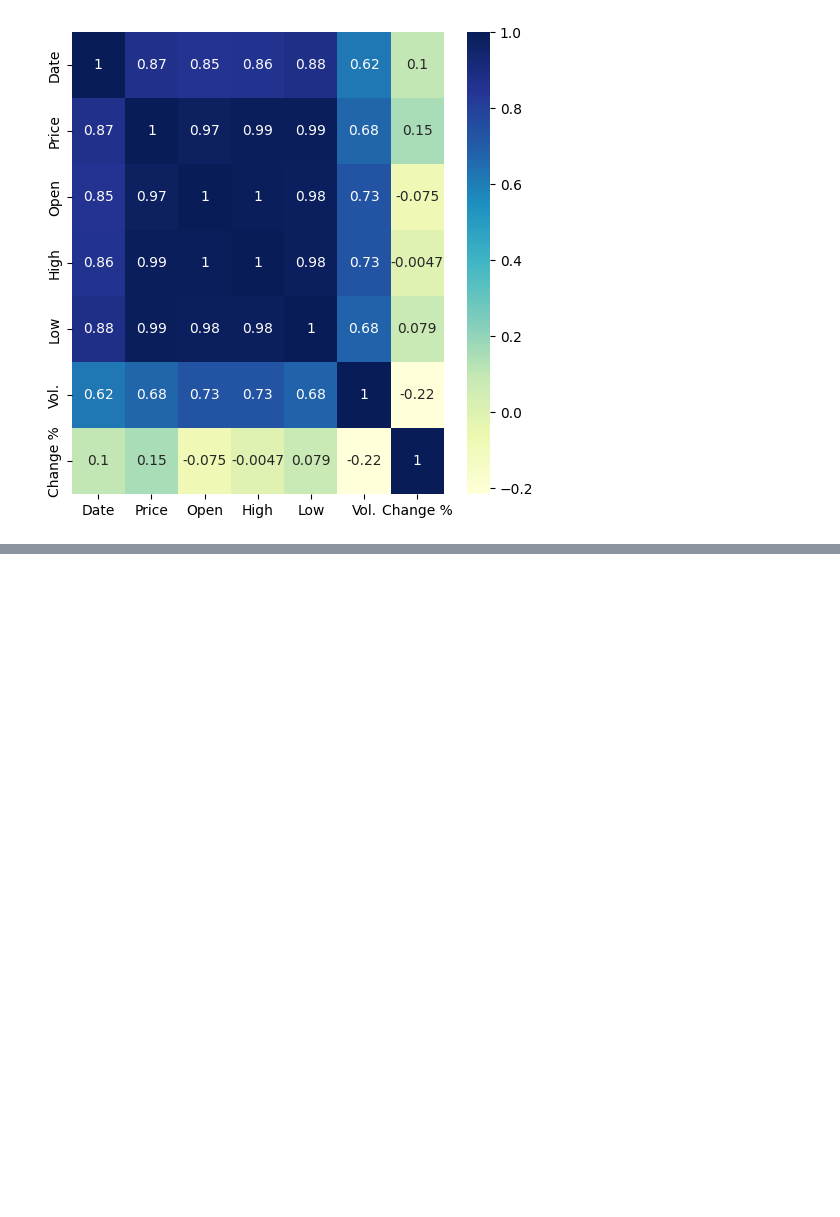
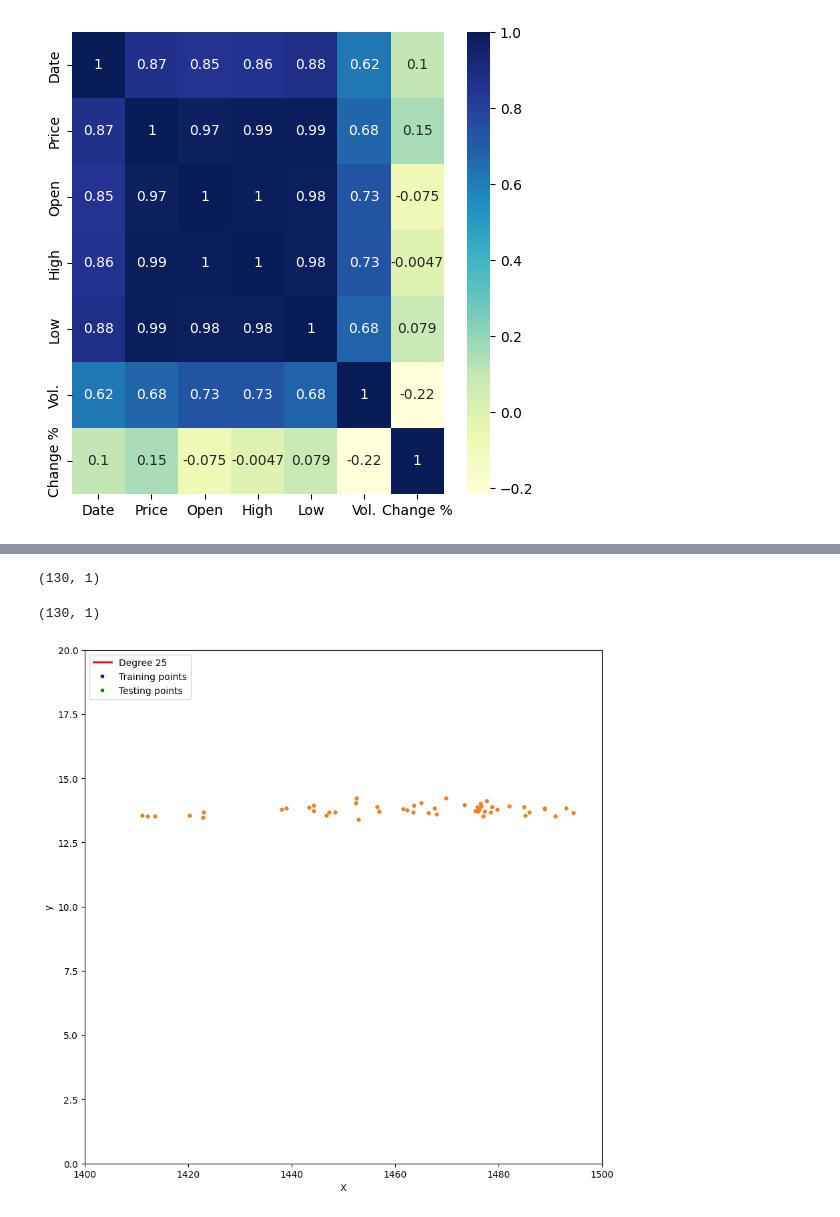
Before and after one commit to grassnhi/MachineLearning, a Jupyter notebook: Beginning/STOCK.ipynb, the cells around one changed output, grey strips where cells are left out. Saved outputs shown, nothing was run; the diff lists cells and outputs as text; code cells hidden in the pictures; blank space fills up the shorter version.

```diff
--- a/Beginning/STOCK.ipynb
+++ b/Beginning/STOCK.ipynb
@@ -122,0 +393,2 @@ plt.show()
+# %%
+x = stock['Open']
@@ -122,0 +410,2 @@ plt.show()
+# %%
+x = x[:, np.newaxis]
@@ -122,0 +434,51 @@ plt.show()
+# %%
+#applying polynomial regression degree 3
+poly = PolynomialFeatures(degree=3, include_bias=True)
+x_train_trans = poly.fit_transform(x_train)
+x_test_trans = poly.transform(x_test)
+#include bias parameter
+lr = LinearRegression()
+lr.fit(x_train_trans, y_train)
+y_pred = lr.predict(x_test_trans)
+# %%
+x.shape
+# %% [output]
+(130, 1)
+# %%
+y.shape
+# %% [output]
+(130, 1)
+# %%
+from sklearn.preprocessing import StandardScaler
+from sklearn.pipeline import Pipeline
+def polynomial_regression(degree):
+    X_new=np.linspace(0, 40, 100).reshape(100, 1)
+    X_new_poly = poly.transform(X_new)
+    polybig_features = PolynomialFeatures(degree=degree, include_bias=False)
+    std_scaler = StandardScaler()
+    lin_reg = LinearRegression()
+    polynomial_regression = Pipeline([
+            ("poly_features", polybig_features),
+            ("std_scaler", std_scaler),
+            ("lin_reg", lin_reg),
+        ])
+    polynomial_regression.fit(x, y)
+    y_newbig = polynomial_regression.predict(X_new)
+    #plotting prediction line
+    plt.plot(X_new, y_newbig,'r', label="Degree " + str(degree), linewidth=2)
+    plt.plot(x_train, y_train, "b.", linewidth=3)
+    plt.plot(x_test, y_test, "g.", linewidth=3)
+    plt.plot(x_train, y_train, "b.",label='Training points')
+    plt.plot(x_test, y_test, "g.",label='Testing points')
+    axes.scatter(x, y, s=10)
+    plt.legend(loc="upper left")
+    plt.xlabel("X")
+    plt.ylabel("y")
+    plt.axis([1400, 1500, 0, 20])
+    plt.show()
+# %%
+fig, axes = plt.subplots(1, figsize=(10, 10))
+axes.scatter(x, y, s=10)
+polynomial_regression(25)
+# %% [output]
+[figure, added]
```
Also changed, not shown: parts of 28 cells of this notebook, 16 other files.
